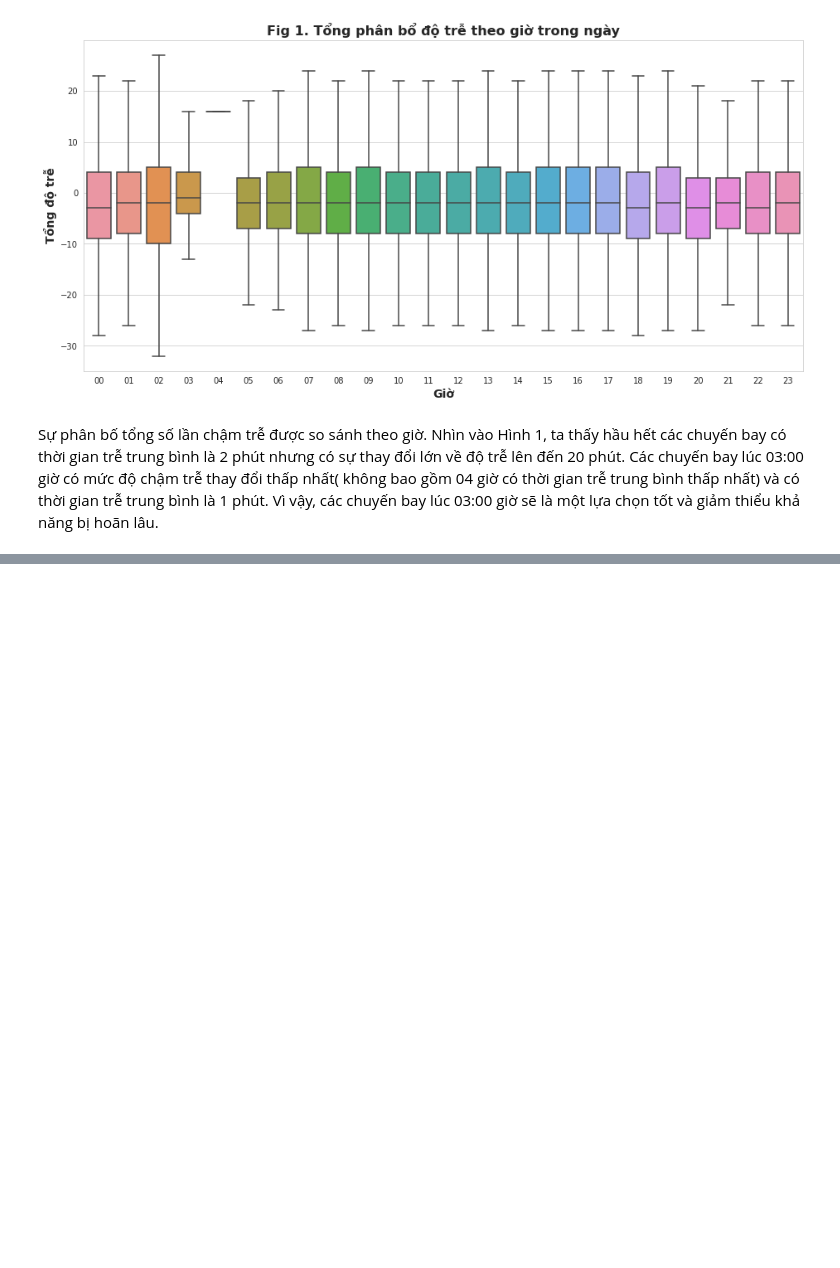
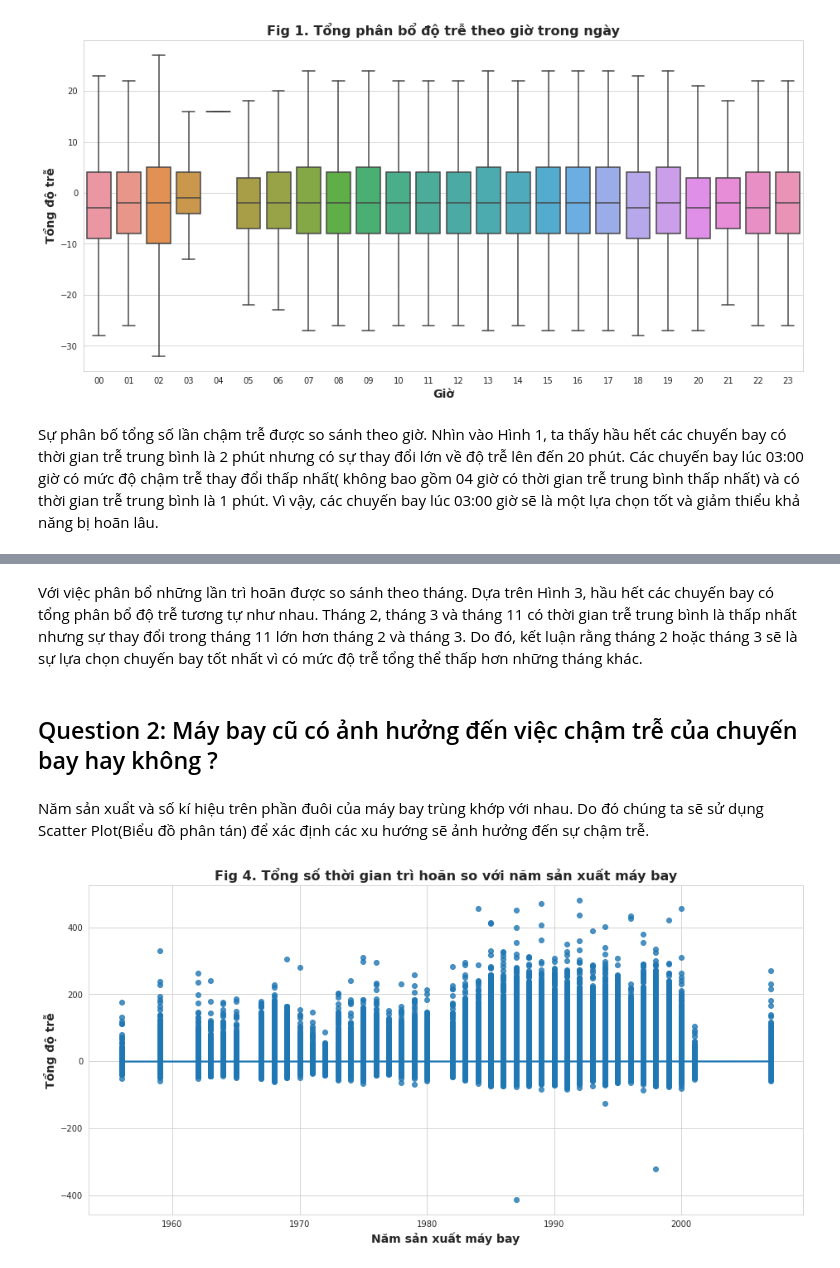
Before and after one commit to Mcuong17/DoanWEB-demo, a Jupyter notebook: Airline_Time_.ipynb, the cells around one changed output, grey strips where cells are left out. Drawn from its saved outputs; the diff is of its cells as text; code cells hidden in the pictures; blank space fills up the shorter version.

```diff
--- a/Airline_Time_.ipynb
+++ b/Airline_Time_.ipynb
@@ -180,0 +201,26 @@ pass
+# %% [markdown]
+Với việc phân bổ những lần trì hoãn được so sánh theo tháng. Dựa trên Hình 3, hầu hết các chuyến bay có tổng phân bổ độ trễ tương tự như nhau. Tháng 2, tháng 3 và tháng 11 có thời gian trễ trung bình là thấp nhất nhưng sự thay đổi trong tháng 11 lớn hơn tháng 2 và tháng 3. Do đó, kết luận rằng tháng 2 hoặc tháng 3 sẽ là sự lựa chọn chuyến bay tốt nhất vì có mức độ trễ tổng thể thấp hơn những tháng khác.
+# %% [markdown]
+## Question 2: Máy bay cũ có ảnh hưởng đến việc chậm trễ của chuyến bay hay không ?
+# %% [markdown]
+Năm sản xuẩt và số kí hiệu trên phần đuôi của máy bay trùng khớp với nhau. Do đó chúng ta sẽ sử dụng Scatter Plot(Biểu đồ phân tán) để xác định các xu hướng sẽ ảnh hưởng đến sự chậm trễ.
+# %%
+q2_df = pd.merge(df[["TailNum", "total_delay"]], plane_df[["tailnum", "year"]], left_on="TailNum", right_on="tailnum")
+
+def int_year(x):
+    try:
+        return int(x)
+    except:
+        return None
+
+q2_df["year"] = q2_df["year"].apply(int_year)
+
+sns.set_style("whitegrid")
+fig4, ax4 = plt.subplots(figsize=(12.8, 6.4), constrained_layout=True)
+ax4 = sns.regplot(x="year", y="total_delay", data=q2_df, ci=None)
+ax4.set_title("Fig 4. Tổng số thời gian trì hoãn so với năm sản xuất máy bay", fontdict={"weight": "bold", "fontsize": 16})
+ax4.set_xlabel("Năm sản xuất máy bay", fontdict={"weight": "bold", "fontsize": 14})
+ax4.set_ylabel("Tổng độ trễ", fontdict={"weight": "bold", "fontsize": 14})
+pass
+# %% [output]
+[figure, added]
```
Also changed, not shown: parts of 16 cells of this notebook.
